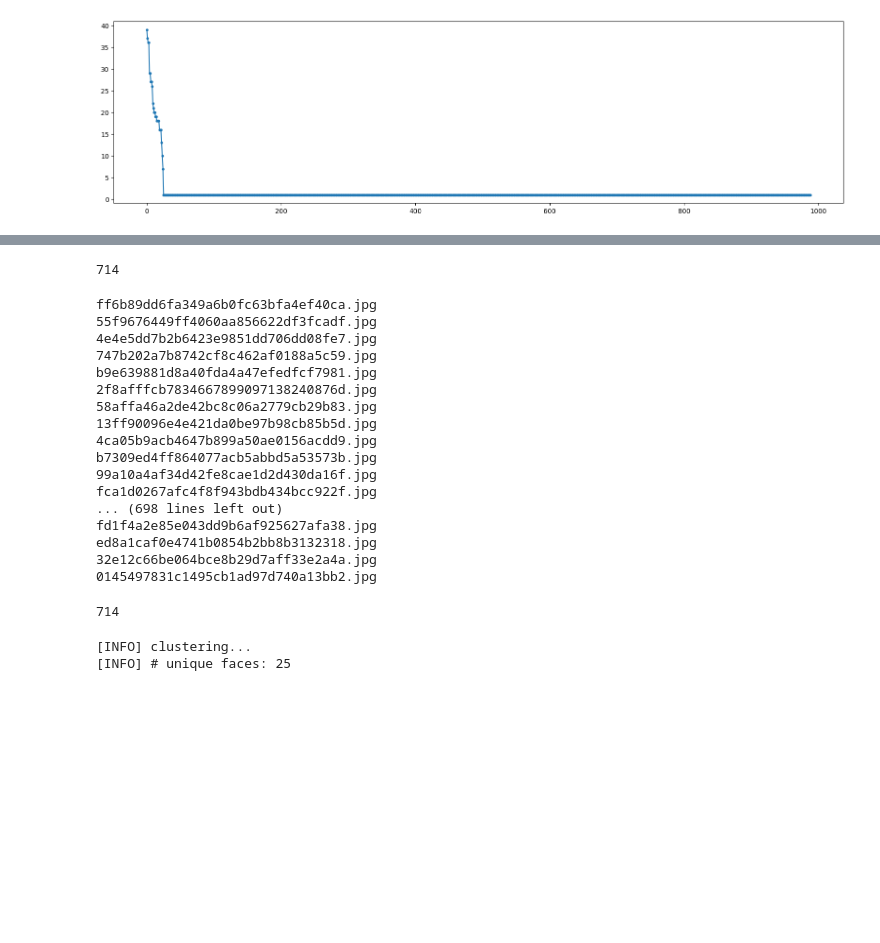
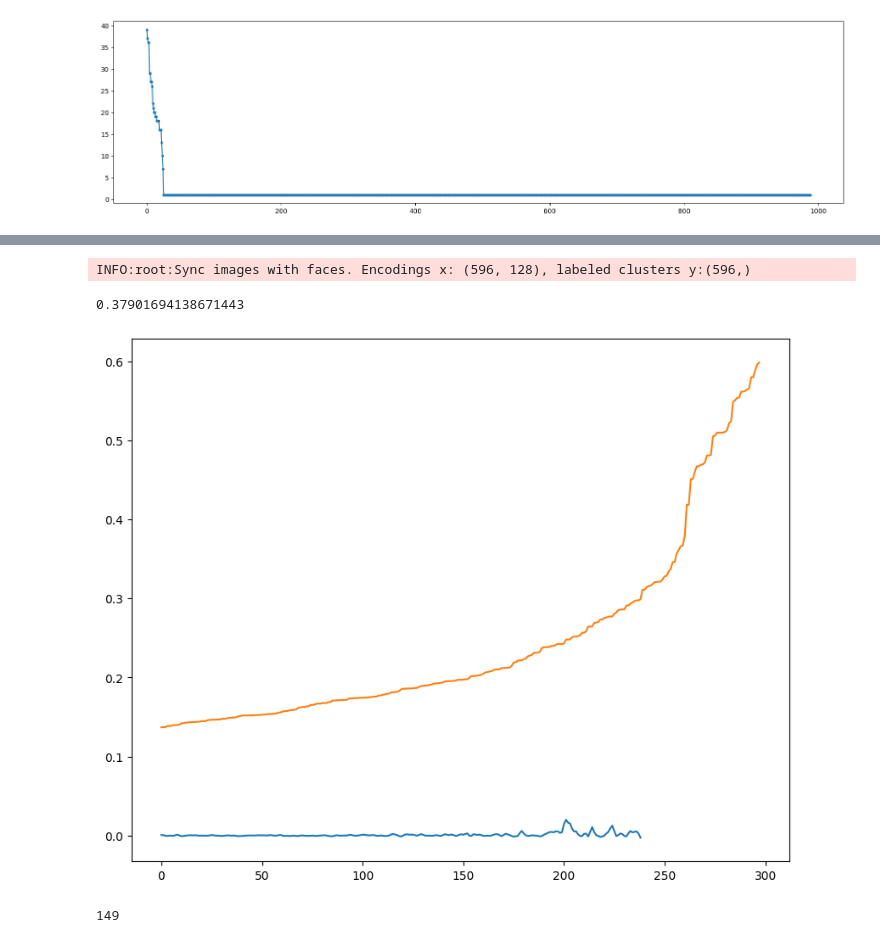
Before and after one commit to binrey/people_clusters, a Jupyter notebook: research.ipynb, the cells around one changed output, grey strips where cells are left out. Saved outputs shown, nothing was run; the diff lists cells and outputs as text; code cells hidden in the pictures; blank space fills up the shorter version.

```diff
--- a/research.ipynb
+++ b/research.ipynb
@@ -33,48 +42,28 @@ DL.read_encodings("encodings.pkl")
-# %%
-len(DL.encodings)
-# %% [output]
-714
-# %%
-from pathlib import Path
-gt, x = [], []
-for enc in DL.encodings:
-    key = Path(enc["imagePath"]).name
-    print(key)
-    tmp = DL.data[DL.data.file_name == key]
-    if len(tmp):
-        gt.append(tmp.cluster_num.values[0])
-        x.append(enc["encoding"])
-# %% [output]
-ff6b89dd6fa349a6b0fc63bfa4ef40ca.jpg
-55f9676449ff4060aa856622df3fcadf.jpg
-4e4e5dd7b2b6423e9851dd706dd08fe7.jpg
-747b202a7b8742cf8c462af0188a5c59.jpg
-b9e639881d8a40fda4a47efedfcf7981.jpg
-2f8afffcb7834667899097138240876d.jpg
-58affa46a2de42bc8c06a2779cb29b83.jpg
-13ff90096e4e421da0be97b98cb85b5d.jpg
-4ca05b9acb4647b899a50ae0156acdd9.jpg
-b7309ed4ff864077acb5abbd5a53573b.jpg
-99a10a4af34d42fe8cae1d2d430da16f.jpg
-fca1d0267afc4f8f943bdb434bcc922f.jpg
-... (698 lines left out)
-fd1f4a2e85e043dd9b6af925627afa38.jpg
-ed8a1caf0e4741b0854b2bb8b3132318.jpg
-32e12c66be064bce8b29d7aff33e2a4a.jpg
-0145497831c1495cb1ad97d740a13bb2.jpg
-# %%
-len(x)
-# %% [output]
-714
-# %%
-# cluster the embeddings
-print("[INFO] clustering...")
-clt = DBSCAN(eps=0.35, n_jobs=4)
-clt.fit(x)
-# determine the total number of unique faces found in the dataset
-labelIDs = np.unique(clt.labels_)
-numUniqueFaces = len(np.where(labelIDs > -1)[0])
-print("[INFO] # unique faces: {}".format(numUniqueFaces))
-# %% [output]
-[INFO] clustering...
-[INFO] # unique faces: 25
+# %%
+x, y = DL.get_xy()
+# %% [output]
+INFO:root:Sync images with faces. Encodings x: (596, 128), labeled clusters y:(596,)
+# %%
+from sklearn.neighbors import NearestNeighbors
+from sklearn.metrics import silhouette_score
+nn = NearestNeighbors(n_neighbors=10).fit(x)
+distances, indices = nn.kneighbors(x)
+distances = distances[:, 1]
+distances = np.sort(distances, axis=0)
+l0 = int(len(distances)/2)
+distances = distances[l0:]
+
+dd = np.gradient(np.gradient(distances, 1), 1)
+dd = np.convolve(dd, np.ones(60), "valid")
+plt.figure(figsize=(10,8))
+plt.plot(dd)
+plt.plot(distances)
+
+print(distances[200+60])
+# %% [output]
+0.37901694138671443
+[figure, added]
+# %%
+len(distances[int(len(distances)/2):])
+# %% [output]
+149
```
Also changed, not shown: parts of 6 cells of this notebook, 2 other files.
